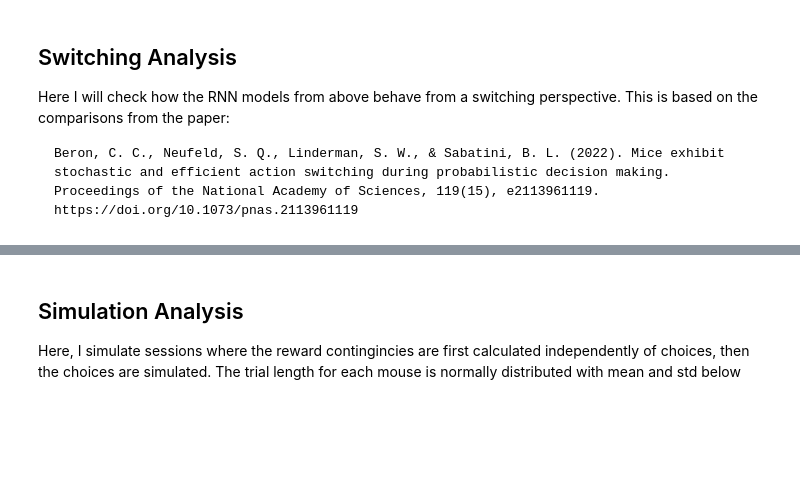
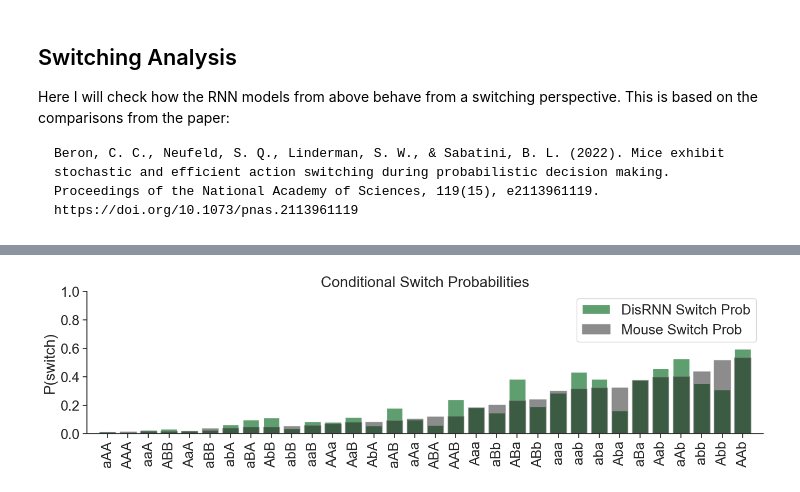
Before and after one commit to mikecondon/disrnn, a Jupyter notebook: switching.ipynb, the cells around one changed output, grey strips where cells are left out. Saved outputs shown, nothing was run; the diff lists cells and outputs as text; code cells hidden in the pictures; blank space fills up the shorter version.

```diff
--- a/switching.ipynb
+++ b/switching.ipynb
@@ -148,19 +233,6 @@ plt.tight_layout()
 # %%
-import jax
-import haiku as hk
-import jax.numpy as jnp
-
-# make_network_eval, step_hk and unroll_network are functions needed to use
-# the neural network.
-def make_network_eval():
-  return disrnn.HkDisRNN(update_mlp_shape=update_mlp_shape,
-                        choice_mlp_shape=choice_mlp_shape,
-                        latent_size=latent_size,
-                        obs_size=2, target_size=2,
-                        eval_mode=True)
-
 def unroll_network(xs):
-  core = make_network()
+  core = make_network_eval()
   batch_size = jnp.shape(xs)[1]
   state = core.initial_state(batch_size)
   ys, _ = hk.dynamic_unroll(core, xs, state)
@@ -176,35 +248,35 @@ random_key = jax.random.PRNGKey(0)
 # softmax for normalising)
 output = step_hk(params, random_key, ds_va._xs)[:,:,:2]
 # sample from the output either greedily or with thompson sampling
-y_sampled = switch_utils.sampler(output, 'thompson')
+sample_type = 'thompson'
+y_sampled = switch_utils.sampler(output, sample_type)
 # %%
 # simulated conditional probability dictionary for each 3 letter history
 p_dict = switch_utils.switch_bars(ds_va._xs, ds_va._xs[:,:,0], symm=True, prob=True)
 sim_p_dict = switch_utils.switch_bars(ds_va._xs[1:], y_sampled[:-1,:], symm=True, prob=True)
 
 sorted_items = sorted(p_dict.items(), key=lambda item: item[1])
 sorted_keys = [item[0] for item in sorted_items]
 sorted_labels = [item[0] for item in sorted_items]
 sorted_heights = [item[1] for item in sorted_items]
 sim_sorted_heights = [sim_p_dict[key] for key in sorted_keys]
 
 sns.set(style='ticks', font_scale=1.7, rc={'axes.labelsize':20, 'axes.titlesize':20})
 sns.set_palette('deep')
 
 
 fig, ax = plt.subplots(figsize=(14,4.2))
 
 sns.barplot(x=sorted_labels, y=sim_sorted_heights, color='g', alpha=1, ax=ax, label='DisRNN Switch Prob')
 sns.barplot(x=sorted_labels, y=sorted_heights, color='k', alpha=0.5, ax=ax, edgecolor='gray', label='Mouse Switch Prob')
 
 ax.set(xlim=(-1,len(sorted_heights)), ylim=(0,1), ylabel='P(switch)')
 plt.xticks(rotation=90)
 sns.despine()
-plt.title('Empirical Switch Probabilities')
+plt.title('Conditional Switch Probabilities')
 plt.tight_layout()
 plt.legend()
 plt.savefig('/Users/michaelcondon/workspaces/pbm_group2/disentangled_rnns/figs/switch_probs.pdf')
 plt.show()
+# %% [output]
+[figure, added]
-# %% [markdown]
-## Simulation Analysis
-Here, I simulate sessions where the reward contingincies are first calculated independently of choices, then the choices are simulated. The trial length for each mouse is normally distributed with mean and std below
```
Also changed, not shown: parts of 14 cells of this notebook, 22 other files.
